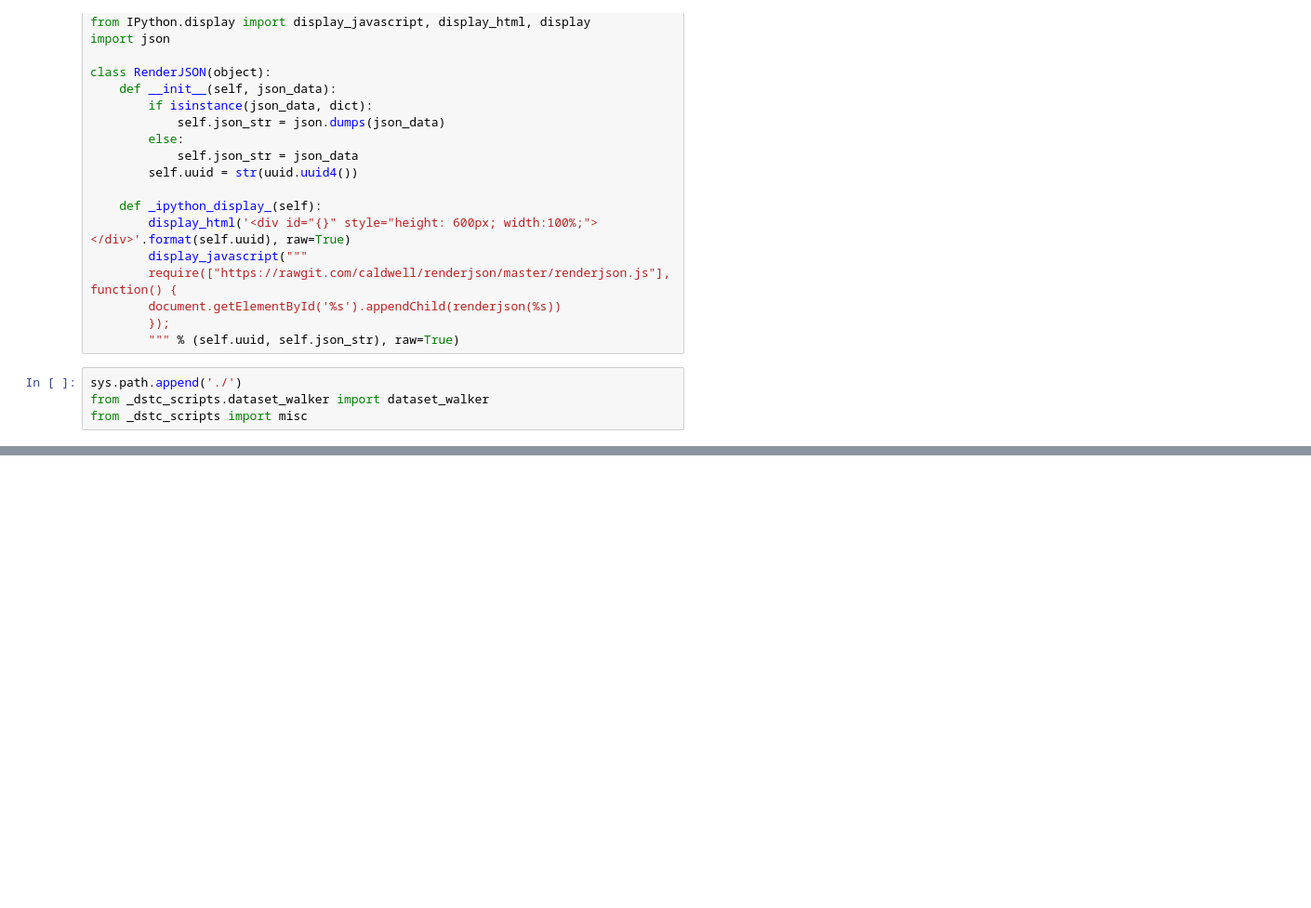
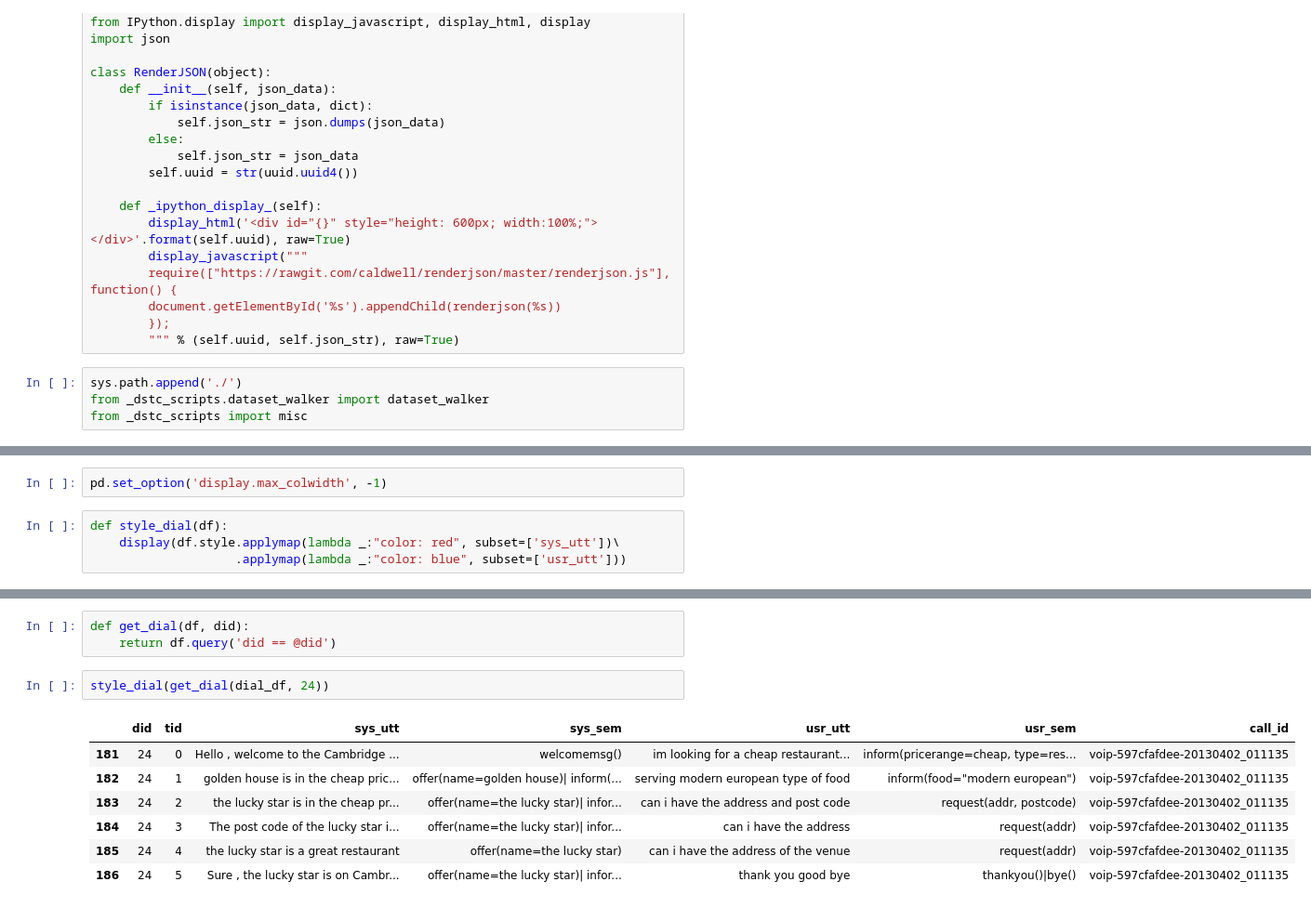
Before and after one commit to davidschlangen/sose19-anw1-dialmod, a Jupyter notebook: material/Corpora/explore_dstc2.ipynb, the cells around one changed output, grey strips where cells are left out. Shown at 93% size. Saved outputs shown, nothing was run; the diff lists cells and outputs as text; blank space fills up the shorter version.

```diff
--- a/material/Corpora/explore_dstc2.ipynb
+++ b/material/Corpora/explore_dstc2.ipynb
@@ -58,0 +113,6 @@ for call in dataset:
+# %%
+pd.set_option('display.max_colwidth', -1)
+# %%
+def style_dial(df):
+    display(df.style.applymap(lambda _:"color: red", subset=['sys_utt'])\
+                    .applymap(lambda _:"color: blue", subset=['usr_utt']))
@@ -58,0 +128,13 @@ for call in dataset:
+# %%
+def get_dial(df, did):
+    return df.query('did == @did')
+# %%
+style_dial(get_dial(dial_df, 24))
+# %% [output]
+|  | did | tid | sys_utt | sys_sem | usr_utt | usr_sem | call_id |
+| 181 | 24 | 0 | Hello , welcome to the Cambridge ... | welcomemsg() | im looking for a cheap restaurant... | inform(pricerange=cheap, type=res... | voip-597cfafdee-20130402_011135 |
+| 182 | 24 | 1 | golden house is in the cheap pric... | offer(name=golden house)| inform(... | serving modern european type of food | inform(food="modern european") | voip-597cfafdee-20130402_011135 |
+| 183 | 24 | 2 | the lucky star is in the cheap pr... | offer(name=the lucky star)| infor... | can i have the address and post code | request(addr, postcode) | voip-597cfafdee-20130402_011135 |
+| 184 | 24 | 3 | The post code of the lucky star i... | offer(name=the lucky star)| infor... | can i have the address | request(addr) | voip-597cfafdee-20130402_011135 |
+| 185 | 24 | 4 | the lucky star is a great restaurant | offer(name=the lucky star) | can i have the address of the venue | request(addr) | voip-597cfafdee-20130402_011135 |
+| 186 | 24 | 5 | Sure , the lucky star is on Cambr... | offer(name=the lucky star)| infor... | thank you good bye | thankyou()|bye() | voip-597cfafdee-20130402_011135 |
```
Also changed, not shown: parts of 9 cells of this notebook, 1 other file.
